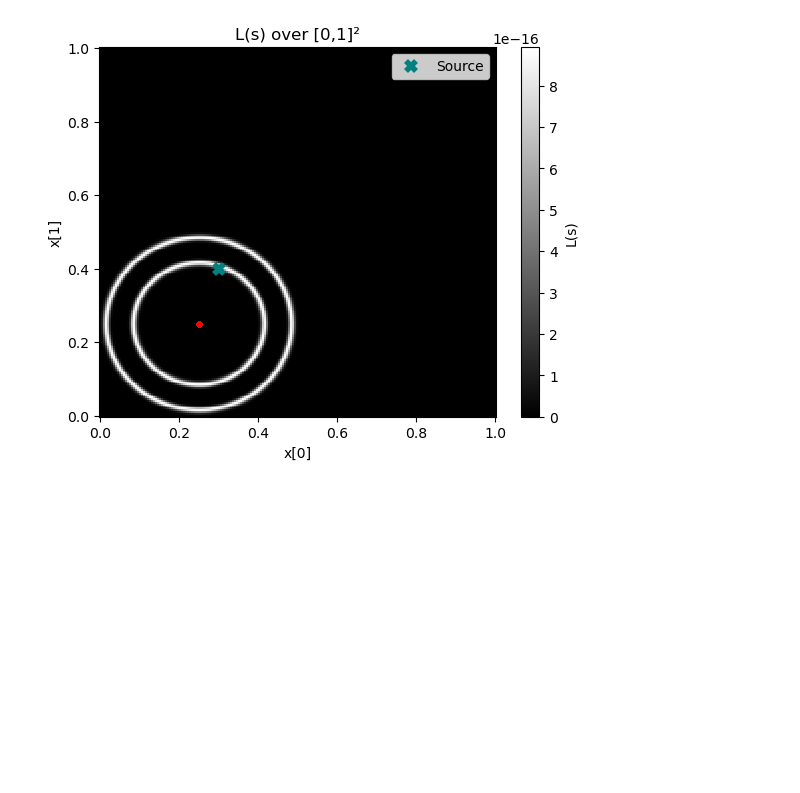
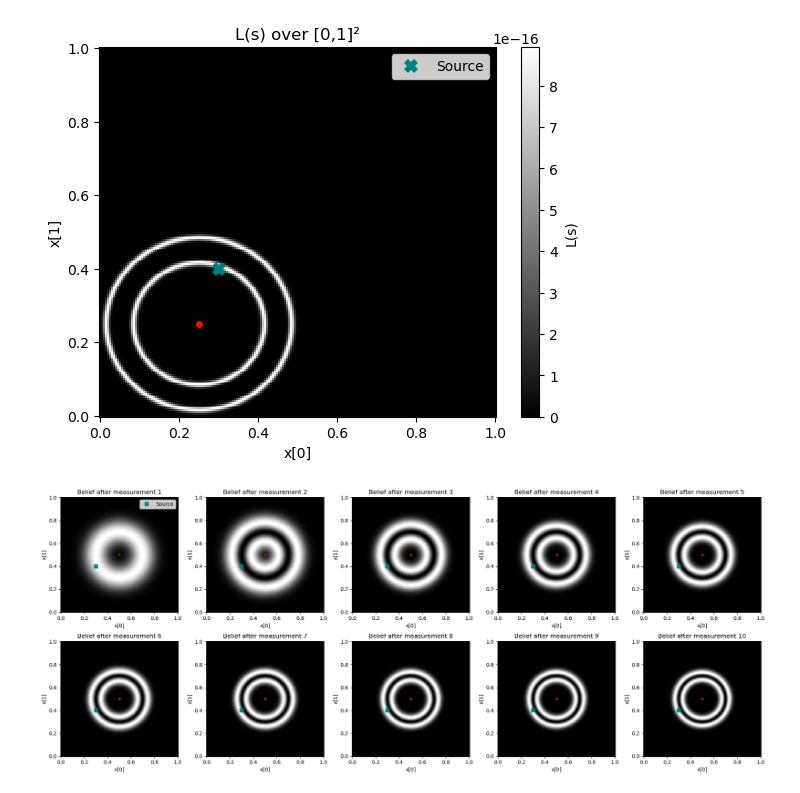
Before and after one commit to theoHC/Mech455ActiveLearningHW, a Jupyter notebook: HW1/HW1 Code.ipynb, the cells around one changed output. Saved outputs shown, nothing was run; the diff lists cells and outputs as text; code cells hidden in the pictures; blank space fills up the shorter version.

```diff
--- a/HW1/HW1 Code.ipynb
+++ b/HW1/HW1 Code.ipynb
@@ -112,3 +112,60 @@ L_for_fixed((.25, .25))
 [figure]
 [figure]
 [figure]
+# %%
+np.random.seed(42) # reset seed for fair comparison
+def P_update(belief, measurement, X0, X1): #where loc is the coords, and measure is the latest update in (x, y, z)
+    likelihood = np.vectorize(lambda x0, x1: p(measurement, s=(x0, x1)))(X0, X1)
+
+    new_belief = belief * likelihood
+    new_belief /= np.sum(new_belief) # normalize
+
+    return new_belief
+
+xrange = np.linspace(0, 1, 200)
+X0, X1 = np.meshgrid(xrange, xrange)
+belief = np.full(X0.shape, 1/200**2)
+
+def get_fixed_measurement(cur_belief, measurements):
+    point = np.array([.5, .5, np.random.uniform(0, 1)])
+    point[2] = 1 if point[2] < f(point[:2]) else -1
+    return point
+
+def run_sequential_updates(get_next_measurement, s, X0, X1, belief):
+    fig, axes = plt.subplots(2, 5, figsize=(20, 8))
+    axes = axes.flatten()
+
+    measurements = []
+
+    for i in range(10):
+        # get next measurement from whatever strategy is passed in
+        measurement = get_next_measurement(belief, measurements)
+        measurements.append(measurement)
+
+        # update belief
+        belief = P_update(belief, measurement, X0, X1)
+
+        # plot
+        ax = axes[i]
+        ax.pcolormesh(X0, X1, belief, shading='auto', cmap='gray')
+        ax.plot(s[0], s[1], 'x', color='teal', markersize=7, markeredgewidth=4, label='Source')
+
+        points = np.array(measurements)
+        for label, color in [(1, 'green'), (-1, 'red')]:
+            mask = points[:, 2] == label
+            ax.scatter(points[mask, 0], points[mask, 1], color=color, s=10, zorder=5)
+
+        ax.set_xlabel('x[0]')
+        ax.set_ylabel('x[1]')
+        ax.set_title(f'Belief after measurement {i+1}')
+        if i == 0:
+            ax.legend()
+
+    plt.tight_layout()
+    plt.show()
+
+    return belief
+
+final_belief = run_sequential_updates(get_fixed_measurement, s, X0, X1, belief)
+# %% [output]
+[figure, added]
```
Also changed, not shown: parts of 3 cells of this notebook.
